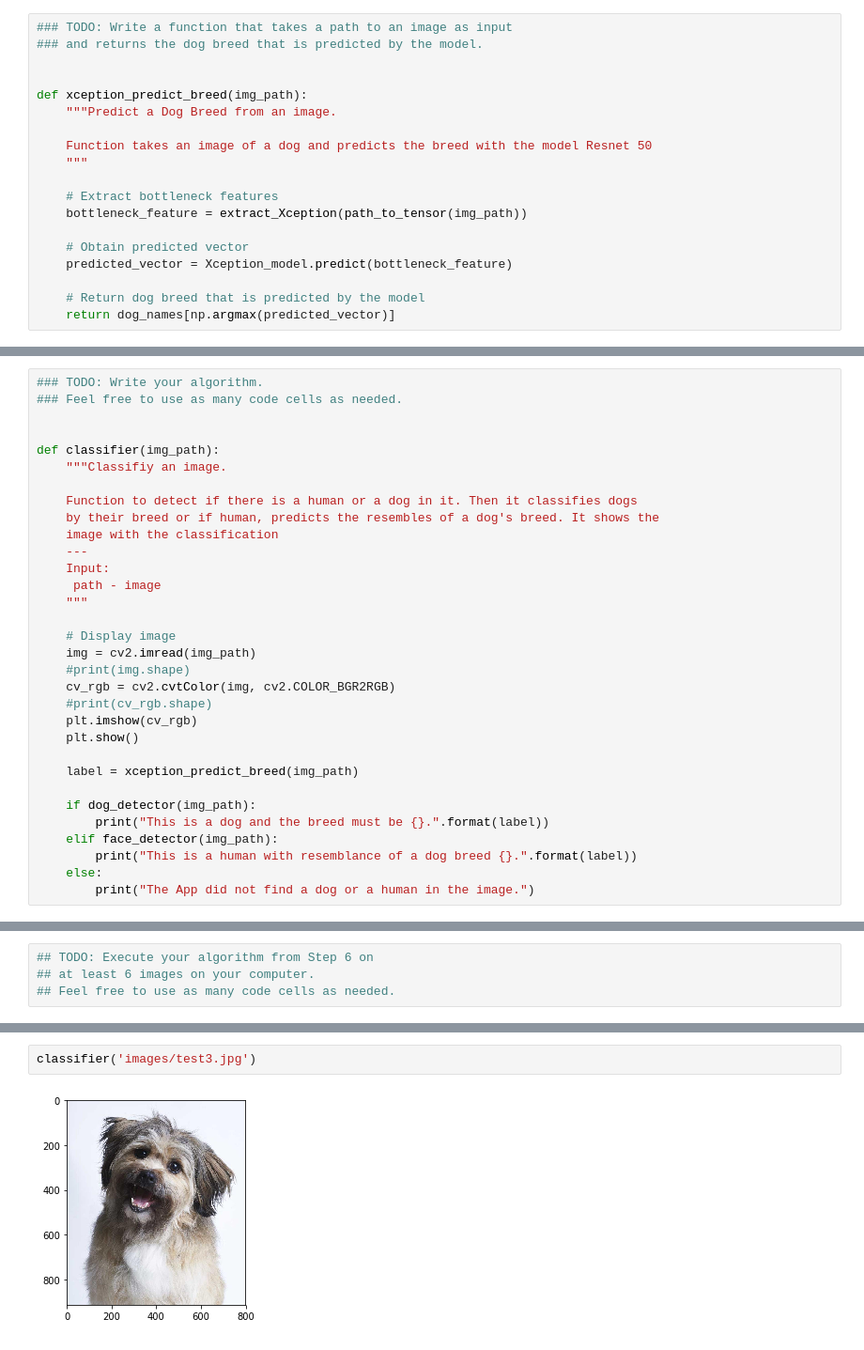
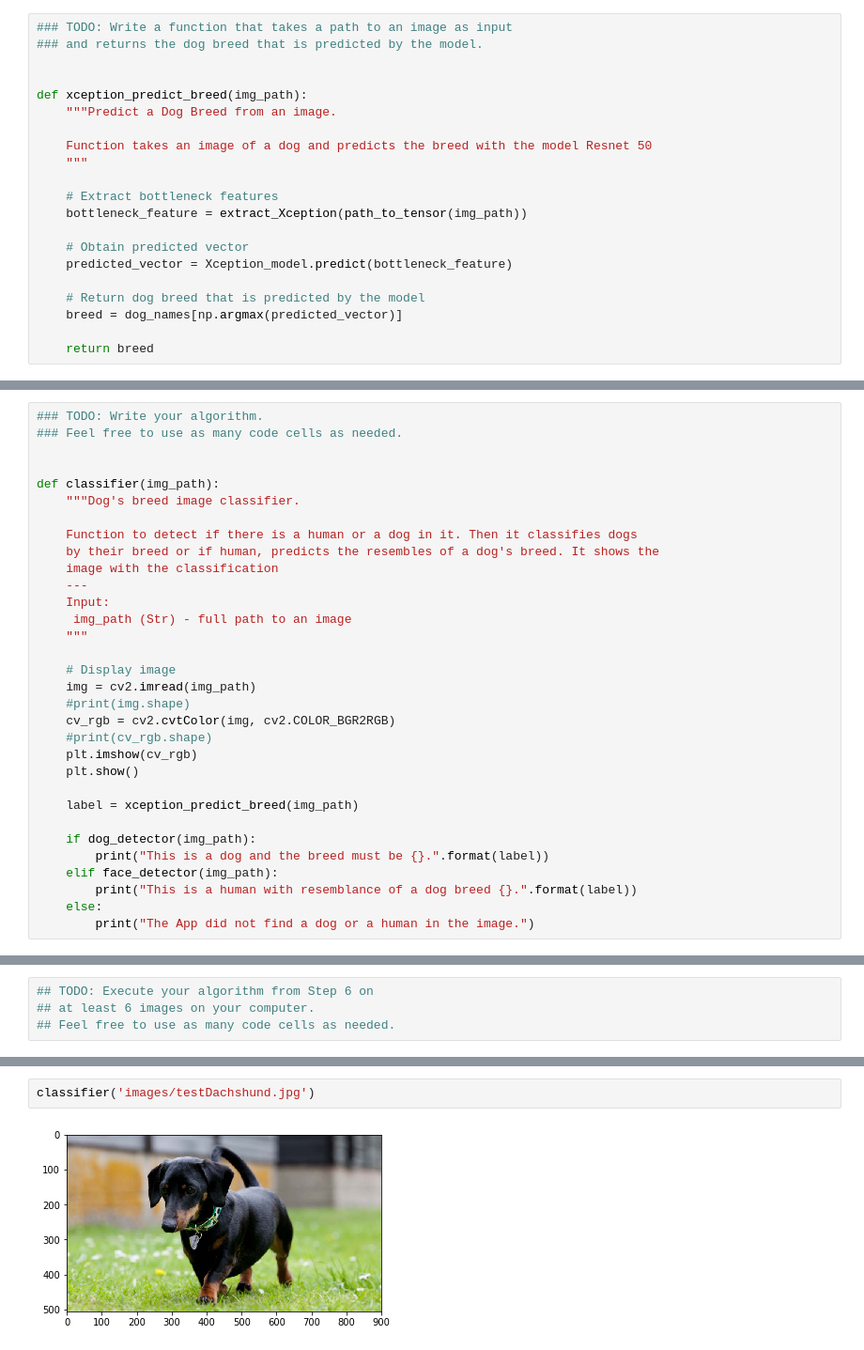
Before and after one commit to carlosmertens/dog-project, a Jupyter notebook: dog_app.ipynb, the cells around one changed output, grey strips where cells are left out. Shown at 94% size. Drawn from its saved outputs; the diff is of its cells as text.

Commit message:
test: Load new images to test the App

```diff
--- a/dog_app.ipynb
+++ b/dog_app.ipynb
@@ -972,7 +972,9 @@ def xception_predict_breed(img_path):
     predicted_vector = Xception_model.predict(bottleneck_feature)
 
     # Return dog breed that is predicted by the model
-    return dog_names[np.argmax(predicted_vector)]
+    breed = dog_names[np.argmax(predicted_vector)]
+
+    return breed
 # %%
 """
 # TEST:
@@ -1005,14 +1007,14 @@ Some sample output for our algorithm is provided below, but feel free to design
 
 
 def classifier(img_path):
-    """Classifiy an image.
+    """Dog's breed image classifier.
 
     Function to detect if there is a human or a dog in it. Then it classifies dogs
     by their breed or if human, predicts the resembles of a dog's breed. It shows the
     image with the classification
     ---
     Input:
-     path - image
+     img_path (Str) - full path to an image
     """
 
     # Display image
@@ -1069,4 +1071,4 @@ This is a dog and the breed must be Lowchen.
 # %%
-classifier('images/test3.jpg')
+classifier('images/testDachshund.jpg')
 # %% [output]
-[figure, old version]
+[figure, new version]
```
Also changed, not shown: parts of 12 cells of this notebook, 16 other files.
